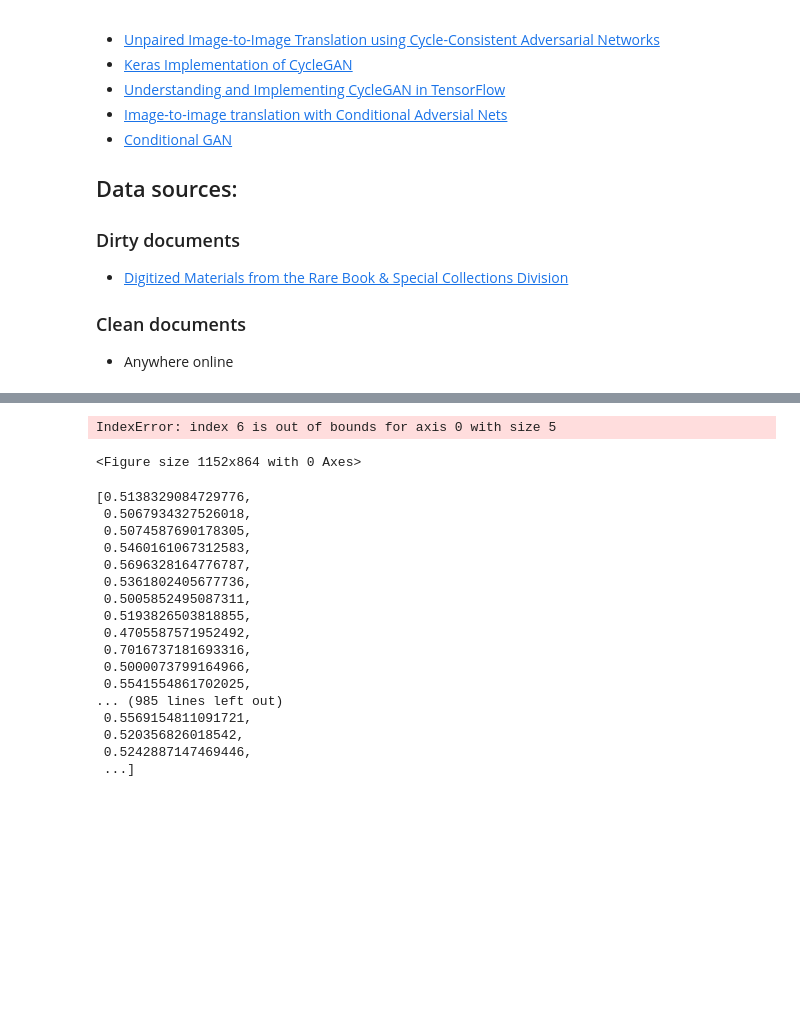
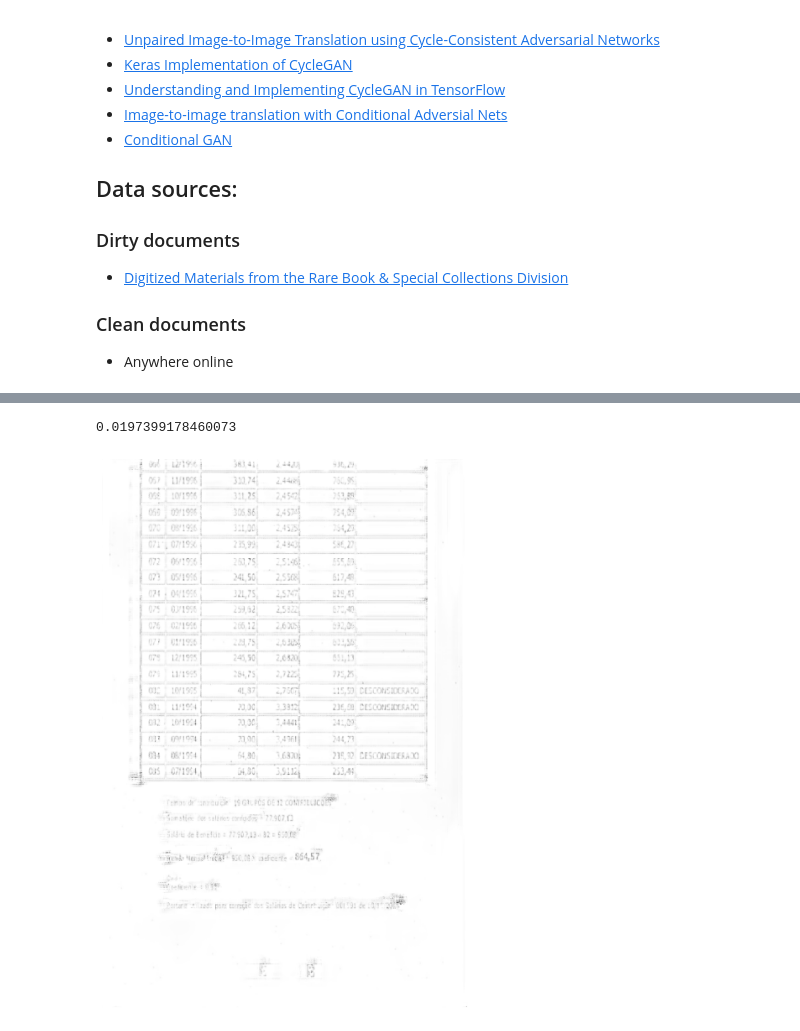
Before and after one commit to vitorbertulucci/tcc, a Jupyter notebook: cycle_gan/cycle_gan.ipynb, the cells around one changed output, grey strips where cells are left out. Cells and saved outputs as stored; diff of their text form; code cells hidden in the pictures; blank space fills up the shorter version.

```diff
--- a/cycle_gan/cycle_gan.ipynb
+++ b/cycle_gan/cycle_gan.ipynb
@@ -627,6 +747,6 @@ history = gan.train(epochs=1,batch_size=1,sample_interval=50)
 # %%
 TRAIN_IMAGES = glob('./trainA/*.jpg')
-TEST_IMAGES = glob('./testB/*.jpg')
+TEST_IMAGES = glob('./predicted_decrapp_v2_800/crappy/*.jpg')
 
 print(len(TRAIN_IMAGES))
 print(len(TEST_IMAGES))
@@ -661,5 +781,5 @@ gan.g_BA.save('retrained_original_g_BA.h5')
 # %%
 import pickle
 # %%
-modelin = load_model('generative_g_BA.h5',custom_objects={'InstanceNormalization':InstanceNormalization})
+modelin = load_model('backup_g_BA_14_epocs.h5',custom_objects={'InstanceNormalization':InstanceNormalization})
 # %%
@@ -682,28 +833,15 @@ Hint: If you want to see a list of allocated tensors when OOM happens, add repor
+# %%
+from statistics import mean, median
+mean(preprocess_time)
+# %% [output]
+0.0197399178460073
 # %%
 plt.figure(figsize=(16,12))
-plt.imshow(new_img[6], cmap='gray')
-plt.title('ORIGINAL IMAGE')
+plt.imshow(new_img[2], cmap='gray')
+plt.axis('off')
+# corrected = plt.gcf()
+# corrected.savefig('1004871_310554941_13_corrected.jpg')
+# plt.title('ORIGINAL IMAGE')
 plt.show()
 # %% [output]
-IndexError: index 6 is out of bounds for axis 0 with size 5
-<Figure size 1152x864 with 0 Axes>
+[figure, added]
-# %%
-history[0]
-# %% [output]
-[0.5138329084729776,
- 0.5067934327526018,
- 0.5074587690178305,
- 0.5460161067312583,
- 0.5696328164776787,
- 0.5361802405677736,
- 0.5005852495087311,
- 0.5193826503818855,
- 0.4705587571952492,
- 0.7016737181693316,
- 0.5000073799164966,
- 0.5541554861702025,
-... (985 lines left out)
- 0.5569154811091721,
- 0.520356826018542,
- 0.5242887147469446,
- ...]
```
Also changed, not shown: parts of 18 cells of this notebook, 14 other files.
